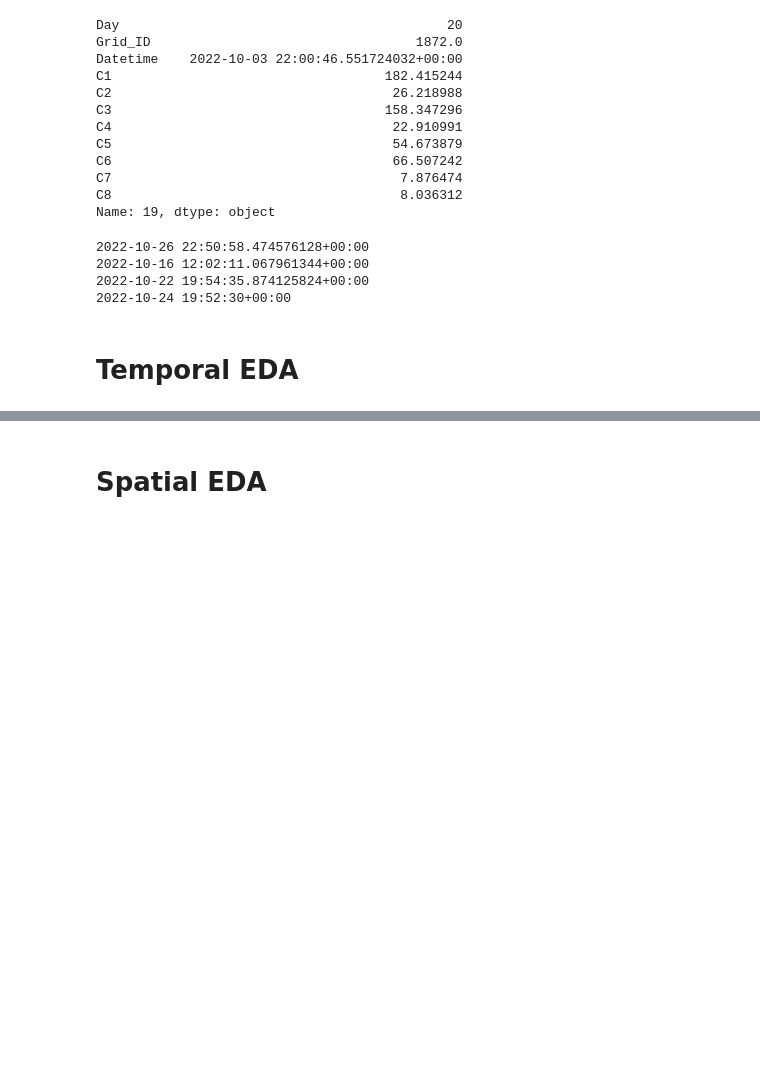
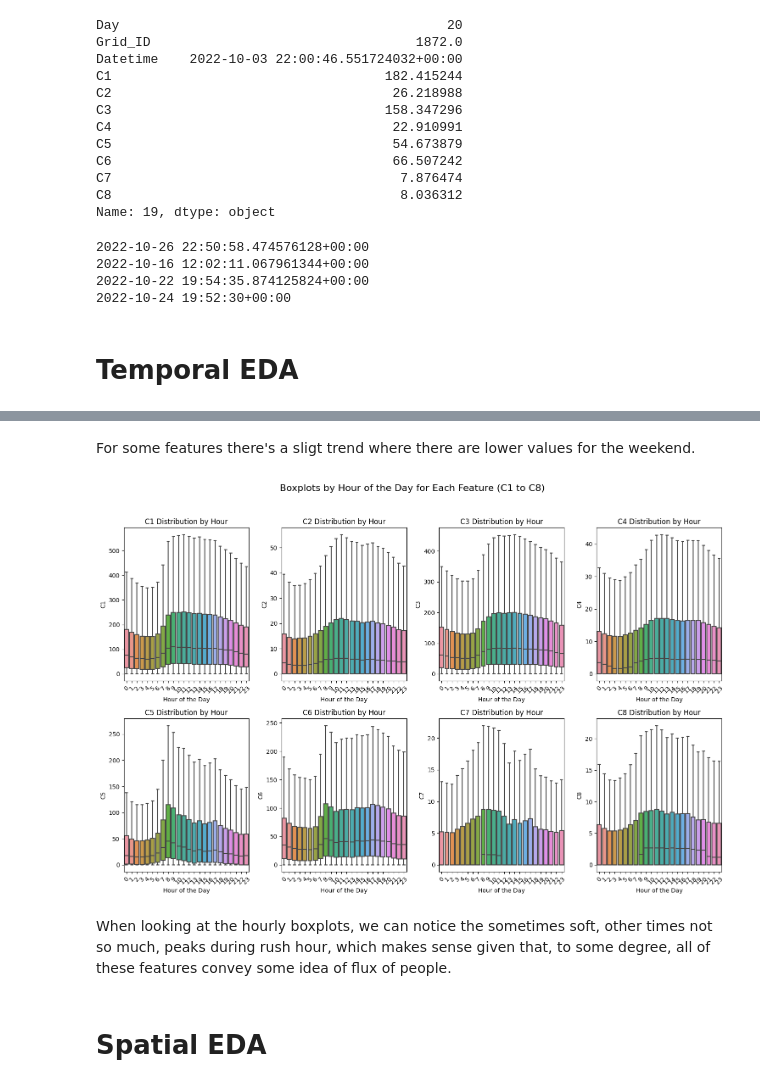
Before and after one commit to duarteoliper/WDL_2023, a Jupyter notebook: notebooks/eda.ipynb, the cells around one changed output, grey strips where cells are left out. Saved outputs shown, nothing was run; the diff lists cells and outputs as text; code cells hidden in the pictures; blank space fills up the shorter version.

```diff
--- a/notebooks/eda.ipynb
+++ b/notebooks/eda.ipynb
@@ -1077,3 +1092,34 @@ for col in ['C1', 'C2', 'C3', 'C4', 'C5', 'C6', 'C7', 'C8']:
+# %% [markdown]
+For some features there's a sligt trend where there are lower values for the weekend.
+# %%
+# Create a 2x4 grid of subplots within a single figure
+fig, axes = plt.subplots(nrows=2, ncols=4, figsize=(15, 10))
+
+# Flatten the axes array for easy iteration
+flat_axes = axes.flatten()
+
+# Create a box plot or violin plot for each feature (C1 to C8)
+for idx, col in enumerate(['C1', 'C2', 'C3', 'C4', 'C5', 'C6', 'C7', 'C8']):
+    sns.boxplot(x='Hour', y=col, data=df_movs, showfliers=False, ax=flat_axes[idx],
+                order=list(range(0,24)))
+
+    # Subplot title
+    flat_axes[idx].set_title(f'{col} Distribution by Hour')
+
+    # Rotate x-axis labels to avoid overlapping
+    flat_axes[idx].set_xticklabels(flat_axes[idx].get_xticklabels(), rotation=45)
+    flat_axes[idx].set_xlabel('Hour of the Day')
+
+# Add general title to the figure
+fig.suptitle('Boxplots by Hour of the Day for Each Feature (C1 to C8)', fontsize=16)
+
+# Adjust layout to prevent overlapping
+plt.tight_layout(rect=[0, 0, 1, 0.95])
+plt.show()
+# %% [output]
+[figure, added]
+# %% [markdown]
+When looking at the hourly boxplots, we can notice the sometimes soft, other times not so much, peaks during rush hour, which makes sense given that, to some degree, all of these features convey some idea of flux of people.
 # %% [markdown]
 # Spatial EDA
 # %%
```
Also changed, not shown: parts of 6 cells of this notebook.
